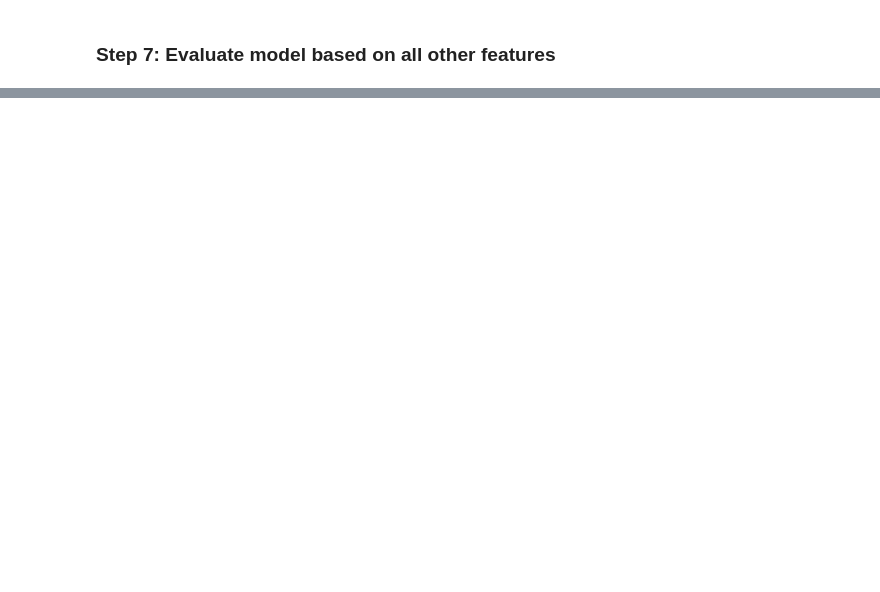
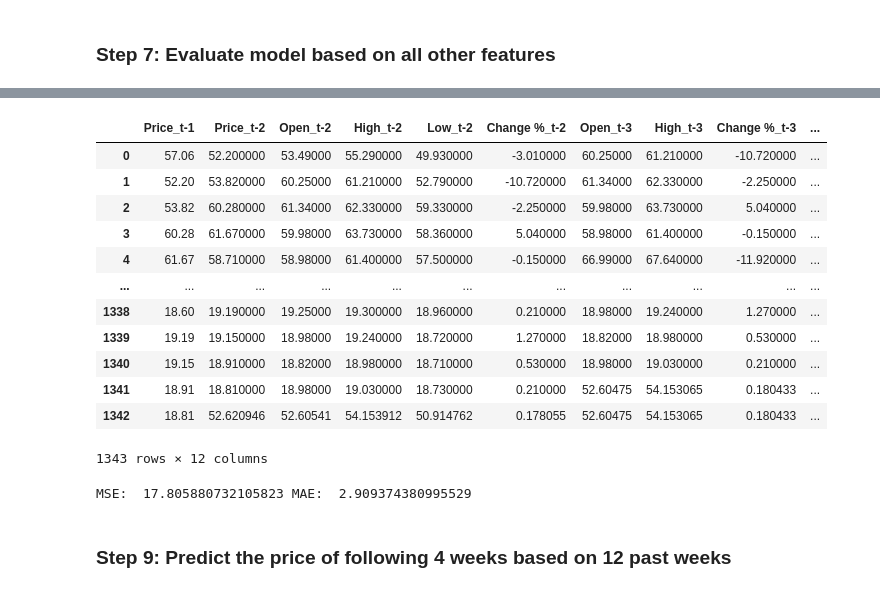
Before and after one commit to Amirkz80/oil_predection, a Jupyter notebook: project2.ipynb, the cells around one changed output, grey strips where cells are left out. Drawn from its saved outputs; the diff is of its cells as text; code cells hidden in the pictures; blank space fills up the shorter version.

Commit message:
Selected 12 most relevent features using forward selection and fitted the previous model again

```diff
--- a/project2.ipynb
+++ b/project2.ipynb
@@ -546,0 +568,48 @@ MSE:  17.84300327226656 MAE:  2.977398500865734
+# %%
+# The output of selector.get_support(indices=True) is:
+
+selected_feature_indices = [0, 6, 7, 8, 9, 11, 13, 14, 17, 23, 27, 29]
+# %%
+# We can do this section with selector.transform() but selector.fit() should run first
+X_train_selected = pd.DataFrame()
+X_test_selected =  pd.DataFrame()
+for index in selected_feature_indices:
+    col_name = X_train.columns[index]
+    X_train_selected[col_name] = X_train.iloc[:, index]
+    X_test_selected[col_name] = X_test.iloc[:, index]
+
+X_train_selected
+# %% [output]
+|  | Price_t-1 | Price_t-2 | Open_t-2 | High_t-2 | Low_t-2 | Change %_t-2 | Open_t-3 | High_t-3 | Change %_t-3 | ... |
+| 0 | 57.06 | 52.200000 | 53.49000 | 55.290000 | 49.930000 | -3.010000 | 60.25000 | 61.210000 | -10.720000 | ... |
+| 1 | 52.20 | 53.820000 | 60.25000 | 61.210000 | 52.790000 | -10.720000 | 61.34000 | 62.330000 | -2.250000 | ... |
+| 2 | 53.82 | 60.280000 | 61.34000 | 62.330000 | 59.330000 | -2.250000 | 59.98000 | 63.730000 | 5.040000 | ... |
+| 3 | 60.28 | 61.670000 | 59.98000 | 63.730000 | 58.360000 | 5.040000 | 58.98000 | 61.400000 | -0.150000 | ... |
+| 4 | 61.67 | 58.710000 | 58.98000 | 61.400000 | 57.500000 | -0.150000 | 66.99000 | 67.640000 | -11.920000 | ... |
+| ... | ... | ... | ... | ... | ... | ... | ... | ... | ... | ... |
+| 1338 | 18.60 | 19.190000 | 19.25000 | 19.300000 | 18.960000 | 0.210000 | 18.98000 | 19.240000 | 1.270000 | ... |
+| 1339 | 19.19 | 19.150000 | 18.98000 | 19.240000 | 18.720000 | 1.270000 | 18.82000 | 18.980000 | 0.530000 | ... |
+| 1340 | 19.15 | 18.910000 | 18.82000 | 18.980000 | 18.710000 | 0.530000 | 18.98000 | 19.030000 | 0.210000 | ... |
+| 1341 | 18.91 | 18.810000 | 18.98000 | 19.030000 | 18.730000 | 0.210000 | 52.60475 | 54.153065 | 0.180433 | ... |
+| 1342 | 18.81 | 52.620946 | 52.60541 | 54.153912 | 50.914762 | 0.178055 | 52.60475 | 54.153065 | 0.180433 | ... |
+1343 rows × 12 columns
+# %%
+# Scale the datapoints
+scaler = StandardScaler()
+scaler.fit(X_train_selected)
+X_train_scaled = scaler.transform(X_train_selected)
+X_test_scaled = scaler.transform(X_test_selected)
+
+# Train SVR model for 5 previous weeks
+model = SVR(C=100, epsilon=0.1, gamma=0.01, kernel='linear')
+model.fit(X_train_scaled, y_train)
+
+# Evaluate SVR model
+y_pred = model.predict(X_test_scaled)
+y_truth = y_test
+
+print('MSE: ', mean_squared_error(y_pred, y_truth), 'MAE: ', mean_absolute_error(y_pred, y_truth))
+# %% [output]
+MSE:  17.805880732105823 MAE:  2.909374380995529
+# %% [markdown]
+### Step 9: Predict the price of following 4 weeks based on 12 past weeks
```
Also changed, not shown: parts of 12 cells of this notebook.
